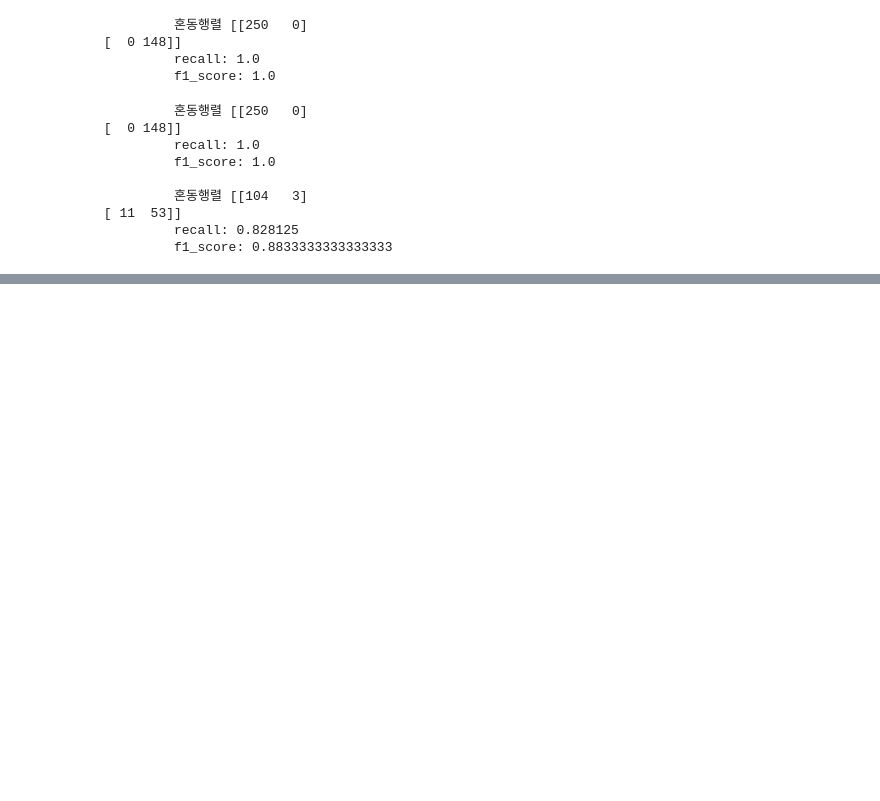
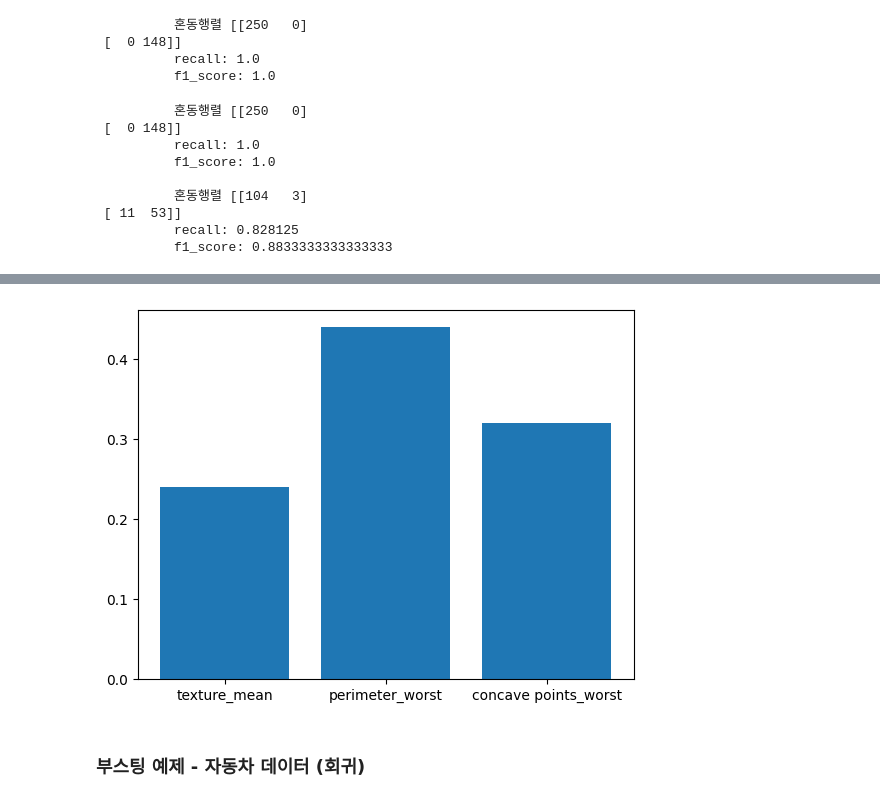
Before and after one commit to sai-with/ADP_prac, a Jupyter notebook: ML/앙상블.ipynb, the cells around one changed output, grey strips where cells are left out. Drawn from its saved outputs; the diff is of its cells as text; code cells hidden in the pictures; blank space fills up the shorter version.

```diff
--- a/ML/앙상블.ipynb
+++ b/ML/앙상블.ipynb
@@ -288,0 +294,11 @@ metrics(y_test, pred_tt)
+# %%
+
+# 변수중요도 시각화하기
+
+importances = clf_boost.feature_importances_
+col = list(x_test)
+plt.bar(col, importances); # plt.bar(x,y)
+# %% [output]
+[figure, added]
+# %% [markdown]
+### 부스팅 예제 - 자동차 데이터 (회귀)
```
Also changed, not shown: parts of 14 cells of this notebook, 1 other file.
